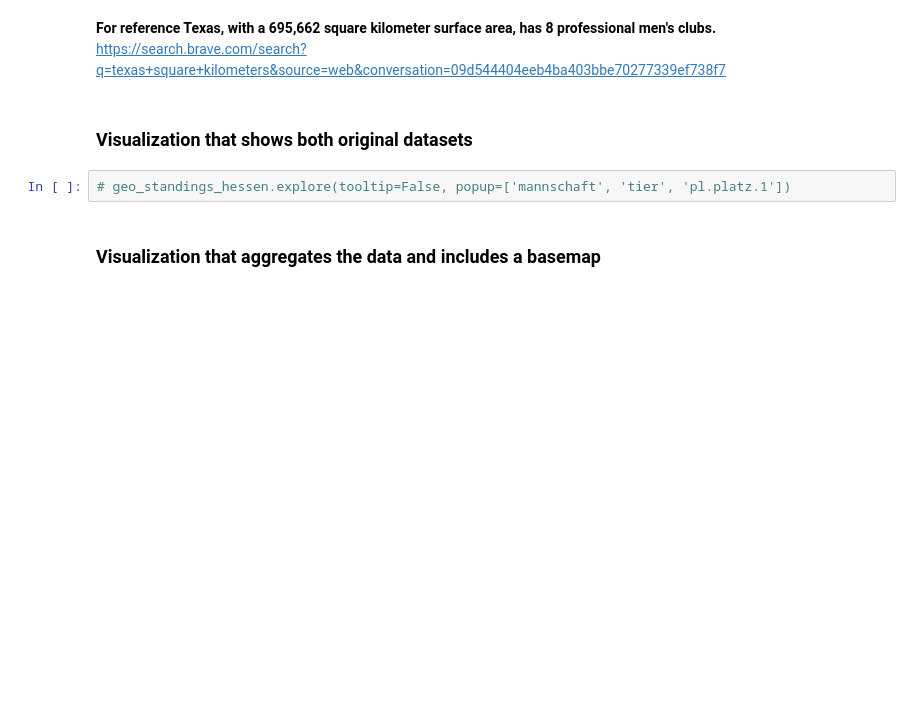
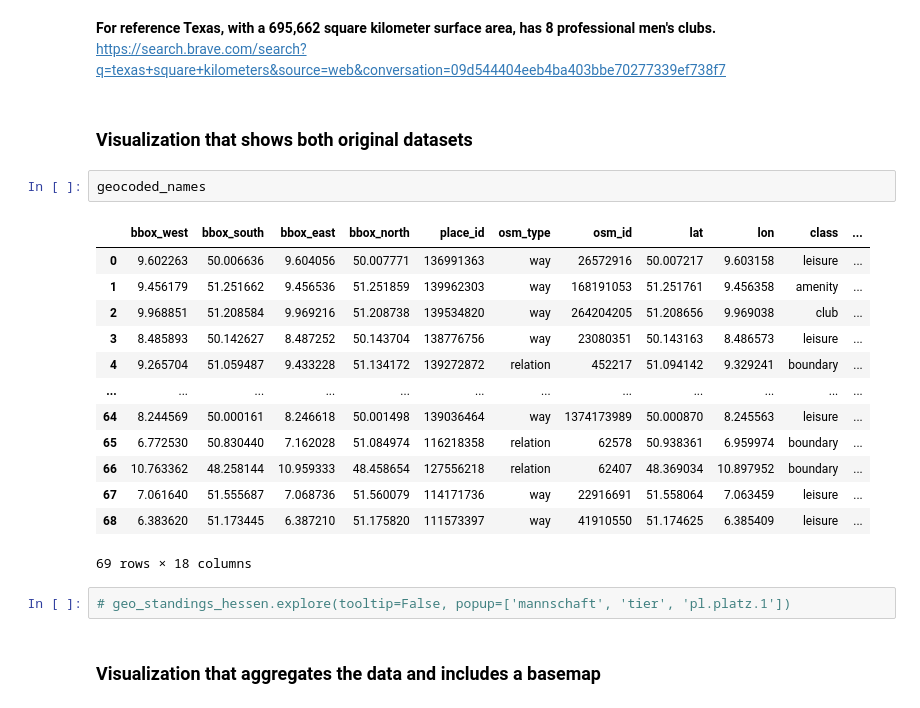
Before and after one commit to RandyNelsonJ/hessen_fussball, a Jupyter notebook: src/hessen_fussball/assignment4_part2.ipynb, the cells around one changed output. Drawn from its saved outputs; the diff is of its cells as text; blank space fills up the shorter version.

```diff
--- a/src/hessen_fussball/assignment4_part2.ipynb
+++ b/src/hessen_fussball/assignment4_part2.ipynb
@@ -71,6 +73,22 @@ Hessen's surface area: 21079 square kilometers
 https://search.brave.com/search?q=texas+square+kilometers&source=web&conversation=09d544404eeb4ba403bbe70277339ef738f7
 # %% [markdown]
 ### **Visualization that shows both original datasets**
+# %%
+geocoded_names
+# %% [output]
+|  | bbox_west | bbox_south | bbox_east | bbox_north | place_id | osm_type | osm_id | lat | lon | class | ... |
+| 0 | 9.602263 | 50.006636 | 9.604056 | 50.007771 | 136991363 | way | 26572916 | 50.007217 | 9.603158 | leisure | ... |
+| 1 | 9.456179 | 51.251662 | 9.456536 | 51.251859 | 139962303 | way | 168191053 | 51.251761 | 9.456358 | amenity | ... |
+| 2 | 9.968851 | 51.208584 | 9.969216 | 51.208738 | 139534820 | way | 264204205 | 51.208656 | 9.969038 | club | ... |
+| 3 | 8.485893 | 50.142627 | 8.487252 | 50.143704 | 138776756 | way | 23080351 | 50.143163 | 8.486573 | leisure | ... |
+| 4 | 9.265704 | 51.059487 | 9.433228 | 51.134172 | 139272872 | relation | 452217 | 51.094142 | 9.329241 | boundary | ... |
+| ... | ... | ... | ... | ... | ... | ... | ... | ... | ... | ... | ... |
+| 64 | 8.244569 | 50.000161 | 8.246618 | 50.001498 | 139036464 | way | 1374173989 | 50.000870 | 8.245563 | leisure | ... |
+| 65 | 6.772530 | 50.830440 | 7.162028 | 51.084974 | 116218358 | relation | 62578 | 50.938361 | 6.959974 | boundary | ... |
+| 66 | 10.763362 | 48.258144 | 10.959333 | 48.458654 | 127556218 | relation | 62407 | 48.369034 | 10.897952 | boundary | ... |
+| 67 | 7.061640 | 51.555687 | 7.068736 | 51.560079 | 114171736 | way | 22916691 | 51.558064 | 7.063459 | leisure | ... |
+| 68 | 6.383620 | 51.173445 | 6.387210 | 51.175820 | 111573397 | way | 41910550 | 51.174625 | 6.385409 | leisure | ... |
+69 rows × 18 columns
 # %%
 # geo_standings_hessen.explore(tooltip=False, popup=['mannschaft', 'tier', 'pl.platz.1'])
 # %% [markdown]
```
Also changed, not shown: parts of 3 cells of this notebook, 1 other file.
